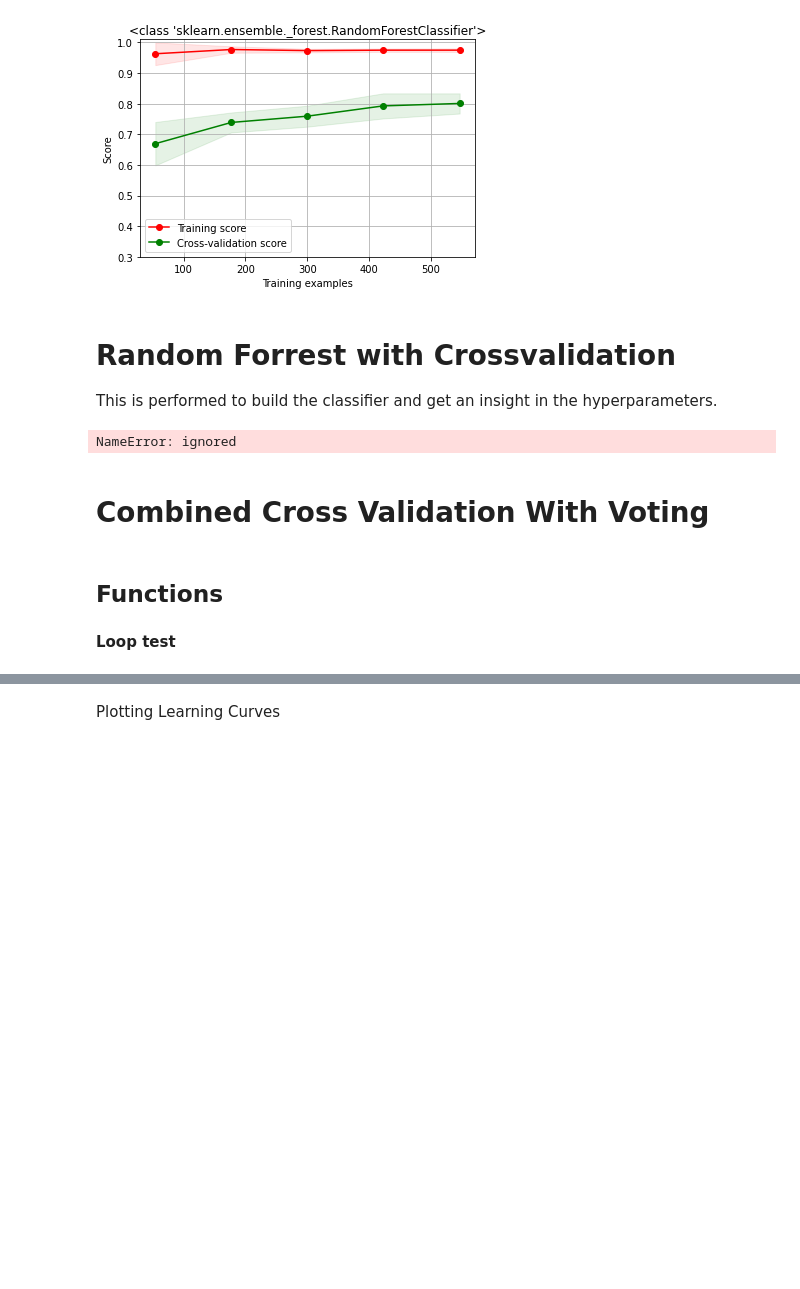
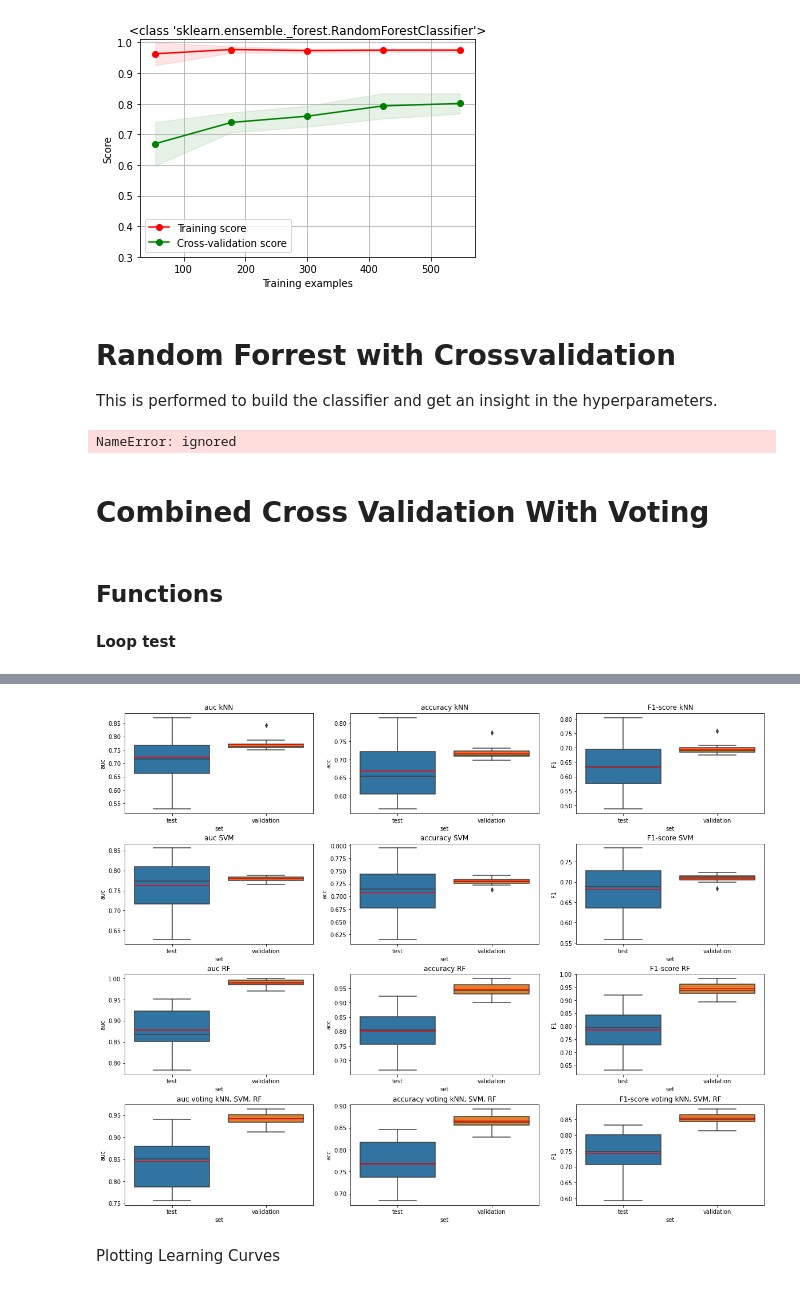
Before and after one commit to annawalstra/TM10007_Group5, a Jupyter notebook: assignment.ipynb, the cells around one changed output, grey strips where cells are left out. Cells and saved outputs as stored; diff of their text form; code cells hidden in the pictures; blank space fills up the shorter version.

```diff
--- a/assignment.ipynb
+++ b/assignment.ipynb
@@ -1368,0 +1439,83 @@ KeyboardInterrupt: ignored
+# %%
+# Plot all results
+meanpointprops = dict(linestyle='-', linewidth=1.5, color='red')
+
+from IPython.display import display
+# Create results dataframe and plot it (KNN)
+kNN_table = pd.DataFrame(kNN_table)
+print('Hyperparameters KNN')
+display(kNN_table)
+results_kNN = pd.DataFrame(results_kNN)
+plt.figure(figsize=(20,20))
+plt.subplot(531)
+plt.title('auc kNN')
+seaborn.boxplot(y='auc', x='set', data=results_kNN, meanprops=meanpointprops, showmeans=True, meanline=True)
+plt.subplot(532)
+plt.title('accuracy kNN')
+results_acc_kNN = pd.DataFrame(results_acc_kNN)
+seaborn.boxplot(y='acc', x='set', data=results_acc_kNN, meanprops=meanpointprops, showmeans=True, meanline=True)
+plt.subplot(533)
+plt.title('F1-score kNN')
+results_F1_kNN = pd.DataFrame(results_F1_kNN)
+seaborn.boxplot(y='F1', x='set', data=results_F1_kNN, meanprops=meanpointprops, showmeans=True, meanline=True)
+
+# Create results dataframe and plot it (SVM)
+SVM_table = pd.DataFrame(SVM_table)
+print('Hyperparameters SVM')
+display(SVM_table)
+results_SVM = pd.DataFrame(results_SVM)
+plt.subplot(534)
+plt.title('auc SVM')
+seaborn.boxplot(y='auc', x='set', data=results_SVM, meanprops=meanpointprops, showmeans=True, meanline=True)
+plt.subplot(535)
+plt.title('accuracy SVM')
+results_acc_SVM = pd.DataFrame(results_acc_SVM)
+seaborn.boxplot(y='acc', x='set', data=results_acc_SVM, meanprops=meanpointprops, showmeans=True, meanline=True)
+plt.subplot(536)
+plt.title('F1-score SVM')
+results_F1_SVM = pd.DataFrame(results_F1_SVM)
+seaborn.boxplot(y='F1', x='set', data=results_F1_SVM, meanprops=meanpointprops, showmeans=True, meanline=True)
+
+# Create results dataframe and plot it (RF)
+RF_table = pd.DataFrame(RF_table)
+print('Hyperparameters RF')
+display(RF_table)
+results_RF = pd.DataFrame(results_RF)
+plt.subplot(537)
+plt.title('auc RF')
+seaborn.boxplot(y='auc', x='set', data=results_RF, meanprops=meanpointprops, showmeans=True, meanline=True)
+plt.subplot(538)
+plt.title('accuracy RF')
+results_acc_RF = pd.DataFrame(results_acc_RF)
+seaborn.boxplot(y='acc', x='set', data=results_acc_RF, meanprops=meanpointprops, showmeans=True, meanline=True)
+plt.subplot(539)
+plt.title('F1-score RF')
+results_F1_RF = pd.DataFrame(results_F1_RF)
+seaborn.boxplot(y='F1', x='set', data=results_F1_RF, meanprops=meanpointprops, showmeans=True, meanline=True)
+
+# Create voting results dataframe and plot it (kNN, SVM, RF)
+results_vote_kNN_SVM_RF = pd.DataFrame(results_vote_kNN_SVM_RF)
+plt.subplot(5,3,10)
+plt.title('auc voting kNN, SVM, RF')
+seaborn.boxplot(y='auc', x='set', data=results_vote_kNN_SVM_RF, meanprops=meanpointprops, showmeans=True, meanline=True)
+plt.subplot(5,3,11)
+plt.title('accuracy voting kNN, SVM, RF')
+results_acc_vote_kNN_SVM_RF = pd.DataFrame(results_acc_vote_kNN_SVM_RF)
+seaborn.boxplot(y='acc', x='set', data=results_acc_vote_kNN_SVM_RF, meanprops=meanpointprops, showmeans=True, meanline=True)
+plt.subplot(5,3,12)
+plt.title('F1-score voting kNN, SVM, RF')
+results_F1_vote_kNN_SVM_RF = pd.DataFrame(results_F1_vote_kNN_SVM_RF)
+seaborn.boxplot(y='F1', x='set', data=results_F1_vote_kNN_SVM_RF, meanprops=meanpointprops, showmeans=True, meanline=True)
+plt.subplots_adjust(hspace=0.3)
+
+vote_table_auc = results_vote_kNN_SVM_RF[results_vote_kNN_SVM_RF['set'] == 'test']
+vote_table_auc = vote_table_auc['auc']
+vote_table_acc = results_acc_vote_kNN_SVM_RF[results_acc_vote_kNN_SVM_RF['set'] == 'test']
+vote_table_acc = vote_table_acc['acc']
+vote_table_F1 = results_F1_vote_kNN_SVM_RF[results_F1_vote_kNN_SVM_RF['set'] == 'test']
+votemetrics = [vote_table_F1, vote_table_acc, vote_table_auc]
+vote_table = pd.concat(votemetrics, axis=1)
+vote_table = vote_table.drop(['set'], axis=1)
+
+display(vote_table)
+# %% [output]
@@ -1369,3 +1593,4 @@ KeyboardInterrupt: ignored
+[figure, added]
 # %% [markdown]
 Plotting Learning Curves
 # %%
```
Also changed, not shown: parts of 4 cells of this notebook.
